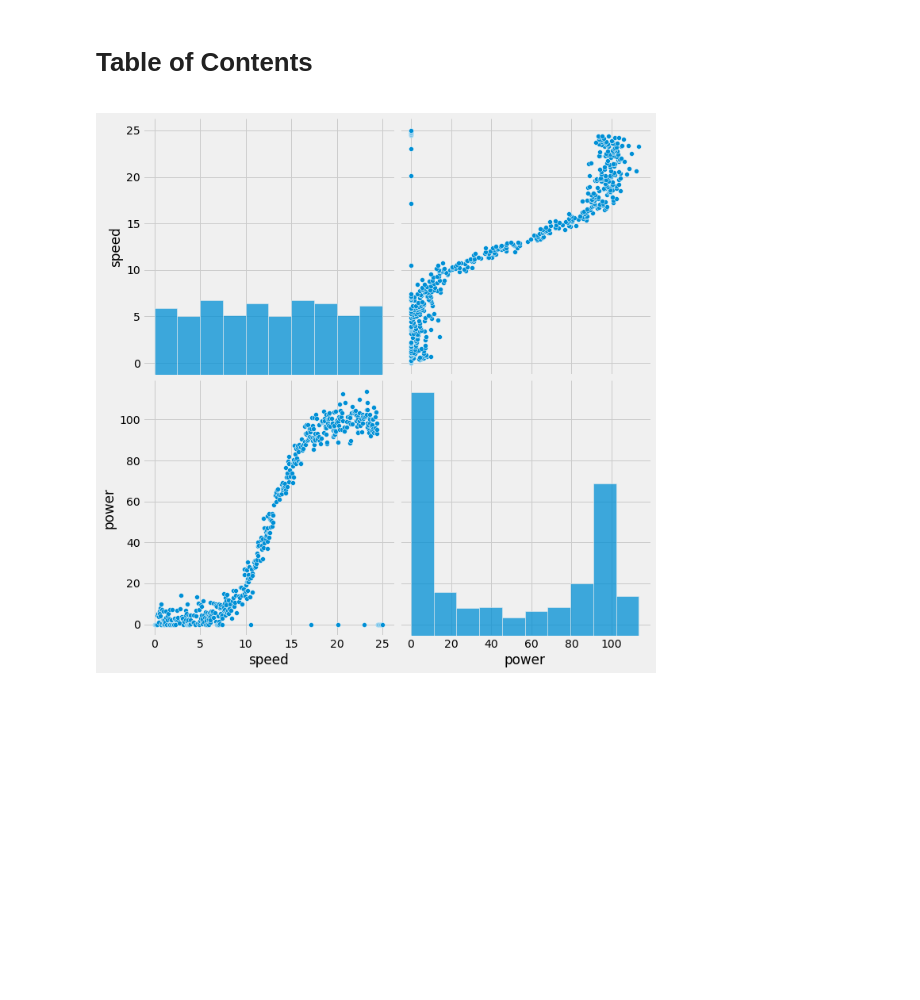
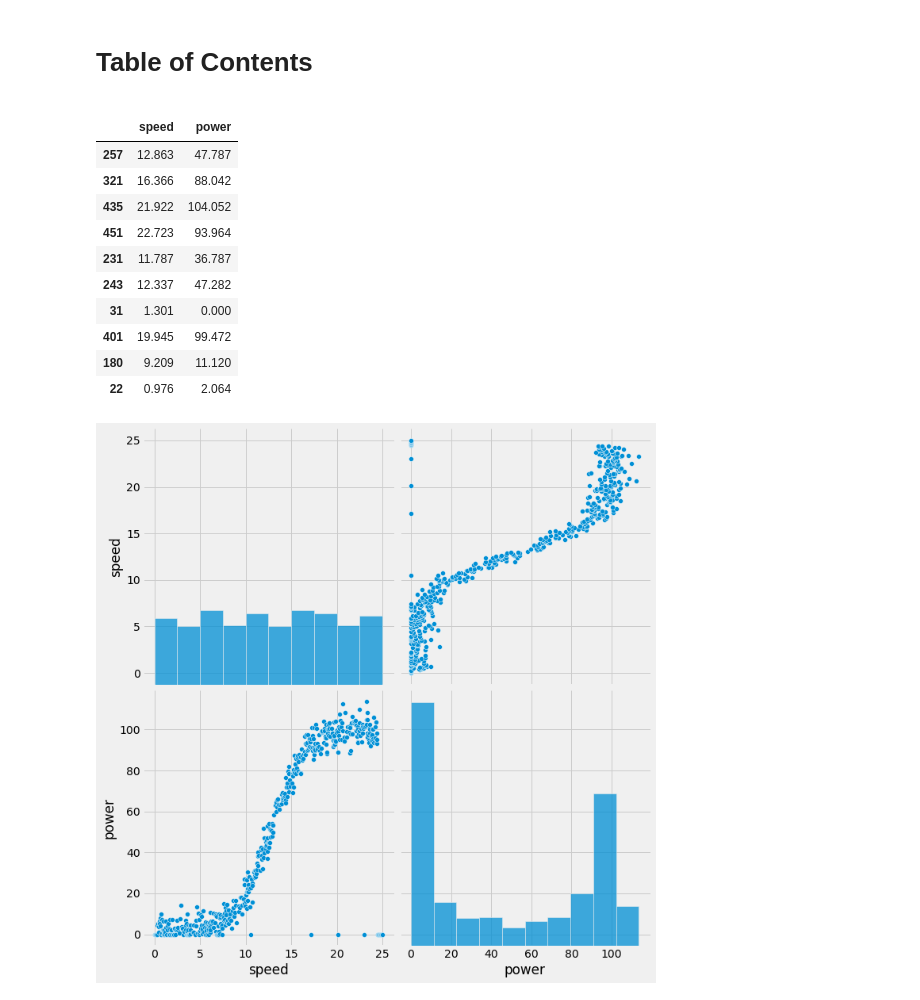
Before and after one commit to jennifer-ryan/machine-learning-project, a Jupyter notebook: Decision Tree.ipynb, the cells around one changed output. Cells and saved outputs as stored; diff of their text form; code cells hidden in the pictures; blank space fills up the shorter version.

```diff
--- a/Decision Tree.ipynb
+++ b/Decision Tree.ipynb
@@ -15,6 +15,19 @@ plt.rcParams['figure.figsize'] = (12, 8)
 plt.style.use("fivethirtyeight")
 # %%
 data = pd.read_csv("powerproduction.csv")
+data.sample(10)
+# %% [output]
+|  | speed | power |
+| 257 | 12.863 | 47.787 |
+| 321 | 16.366 | 88.042 |
+| 435 | 21.922 | 104.052 |
+| 451 | 22.723 | 93.964 |
+| 231 | 11.787 | 36.787 |
+| 243 | 12.337 | 47.282 |
+| 31 | 1.301 | 0.000 |
+| 401 | 19.945 | 99.472 |
+| 180 | 9.209 | 11.120 |
+| 22 | 0.976 | 2.064 |
 # %%
 sns.pairplot(data, height=5)
 plt.show()
```
Also changed, not shown: parts of 2 cells of this notebook, 3 other files.
